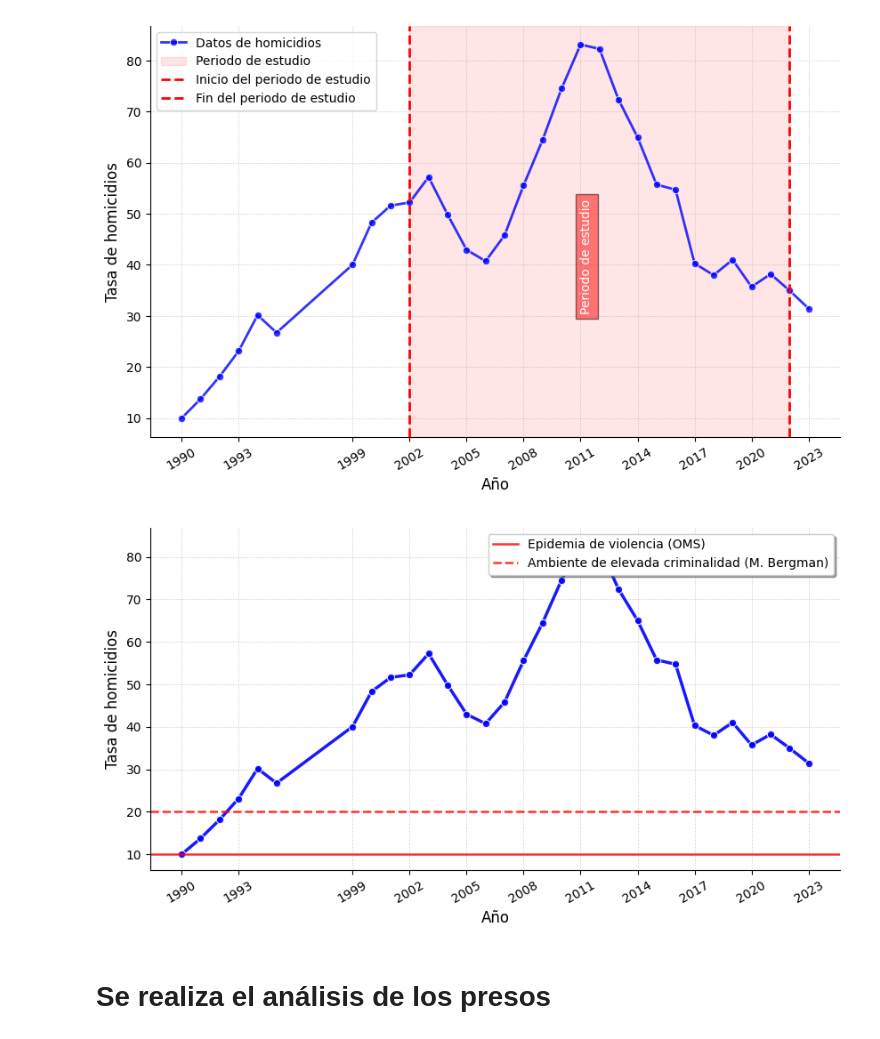
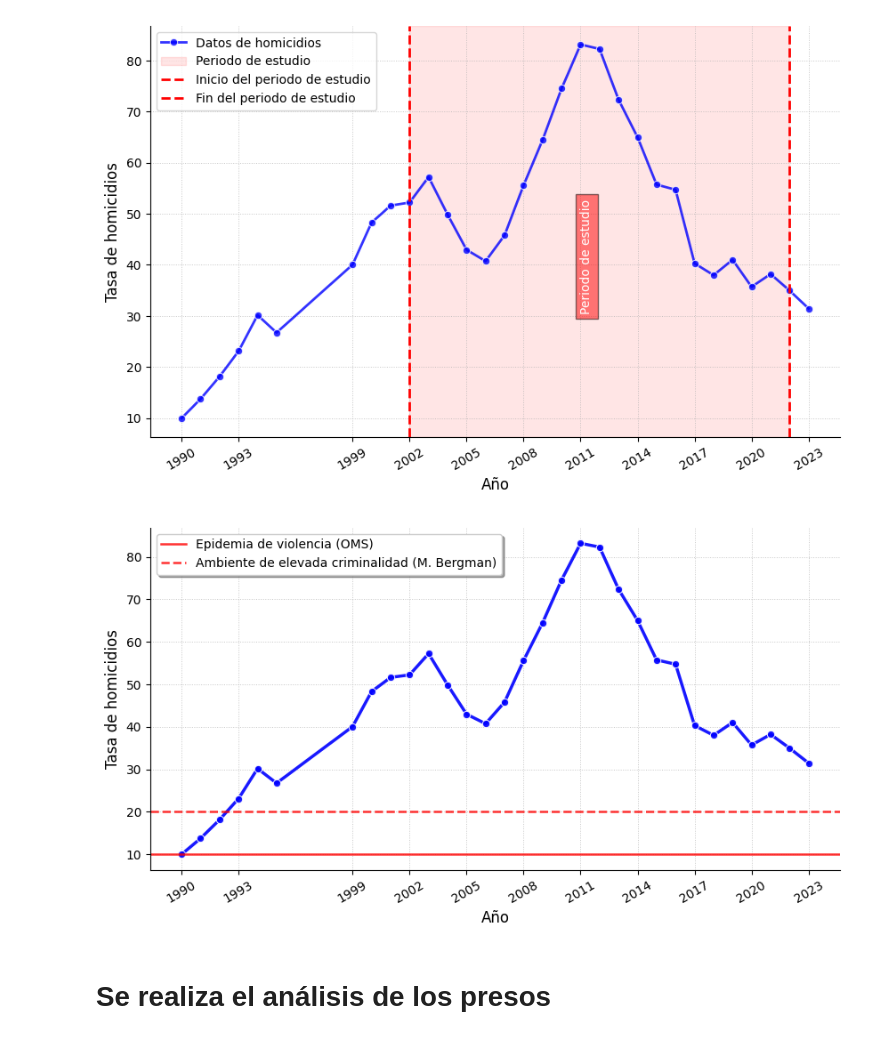
Before and after one commit to lehcimhdz/eda_honduras, a Jupyter notebook: eda_honduras_descriptivo.ipynb, the cells around one changed output. Saved outputs shown, nothing was run; the diff lists cells and outputs as text; code cells hidden in the pictures.

```diff
--- a/eda_honduras_descriptivo.ipynb
+++ b/eda_honduras_descriptivo.ipynb
@@ -315,35 +315,35 @@ plt.figure(figsize=(10, 5))
 sns.lineplot(x='Year',
              y='VALUE',
              data=homicidios_total,
              alpha=0.9,
              color='blue',
              linewidth=2.5,
              marker='o',
              markersize=6)
 
 #plt.title('Tasa de homicidios en Honduras (1990-2022)', fontsize=14, fontweight='bold')
 plt.xlabel('Año', fontsize=12)
 plt.ylabel('Tasa de homicidios', fontsize=12)
 
 plt.xticks(rotation=30, fontsize=10)
 plt.yticks(fontsize=10)
 
 plt.grid(True, linestyle=':', linewidth=0.7, alpha=0.7)
 
 plt.axhline(y=10, color='red', linestyle='-', linewidth=1.8, alpha=0.8, label='Epidemia de violencia (OMS)')
 plt.axhline(y=20, color='red', linestyle='--', linewidth=1.8, alpha=0.8, label='Ambiente de elevada criminalidad (M. Bergman)')
 
 years = sorted(homicidios_total['Year'].unique())
 plt.xticks(ticks=years[::3], rotation=30)
 
-plt.legend(fontsize=10, loc='upper right', frameon=True, fancybox=True, shadow=True)
+plt.legend(fontsize=10, loc='upper left', frameon=True, fancybox=True, shadow=True)
 
 plt.gca().spines['top'].set_visible(False)
 plt.gca().spines['right'].set_visible(False)
 
 plt.show()
 # %% [output]
-[figure, old version]
+[figure, new version]
 # %% [markdown]
 # Se realiza el análisis de los presos
 # %%
```
Also changed, not shown: 1 other file.
